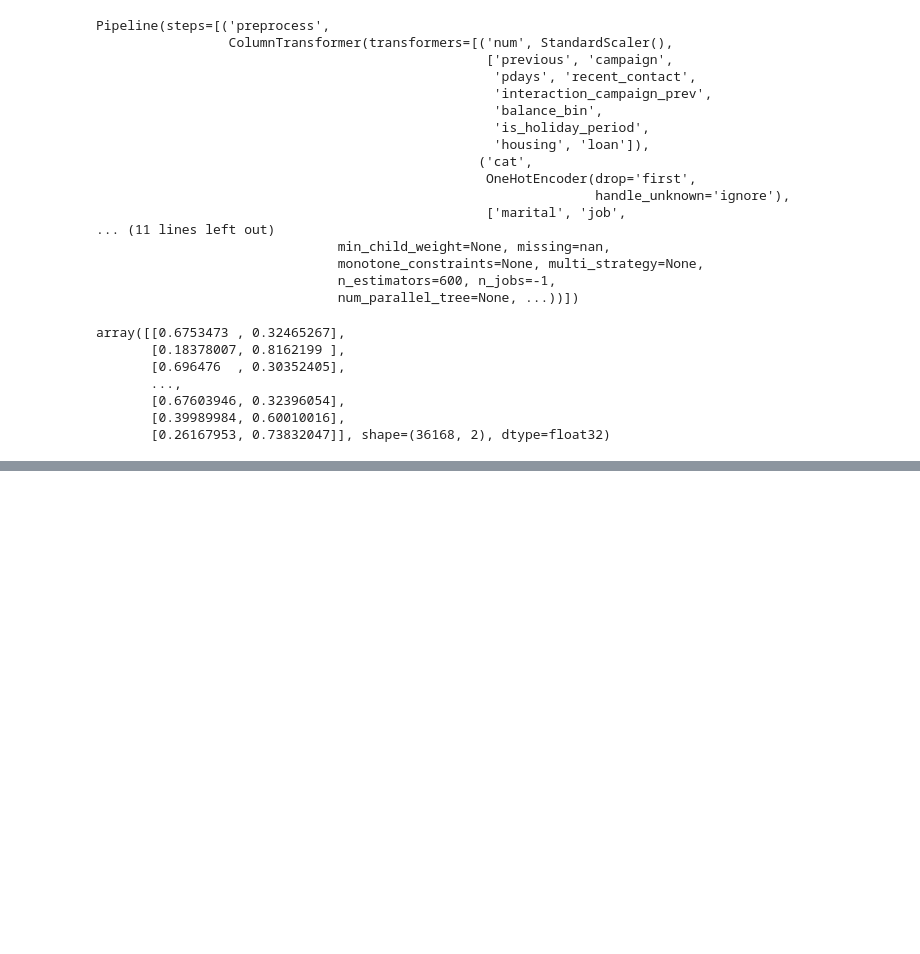
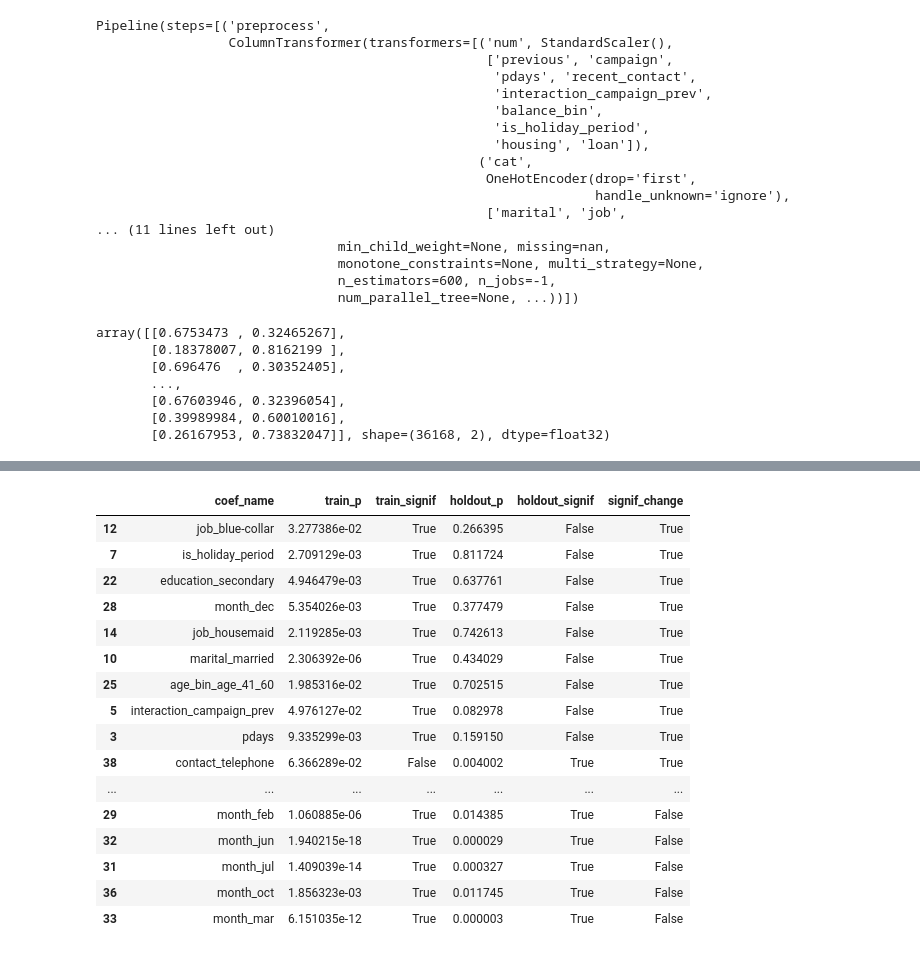
Before and after one commit to ohm1129/MSE_226_FP, a Jupyter notebook: models/bank-marketing-project.ipynb, the cells around one changed output, grey strips where cells are left out. Drawn from its saved outputs; the diff is of its cells as text; code cells hidden in the pictures; blank space fills up the shorter version.

Commit message:
part 2

```diff
--- a/models/bank-marketing-project.ipynb
+++ b/models/bank-marketing-project.ipynb
@@ -1314,0 +1317,5 @@ array([[0.6753473 , 0.32465267],
+# %%
+# 1) Load holdout set that we saved in Part 1
+holdout_path = "../data/bank_marketing_holdout.csv"
+holdout_df = pd.read_csv(holdout_path)
+print("Holdout shape:", holdout_df.shape)
@@ -1314,0 +1324,12 @@ array([[0.6753473 , 0.32465267],
+# %%
+# 2) Map target y and drop duration
+holdout = holdout_df.copy()
+holdout["y"] = holdout["y"].map({"yes": 1, "no": 0}).astype(int)
+
+if "duration" in holdout.columns:
+    holdout = holdout.drop(columns=["duration"])
+# %%
+# 3) Binary yes/no columns to 0/1
+for col in ["default", "housing", "loan"]:
+    if col in holdout.columns and holdout[col].dtype == "object":
+        holdout[col] = holdout[col].map({"yes": 1, "no": 0}).astype(int)
@@ -1314,0 +1620,39 @@ array([[0.6753473 , 0.32465267],
+# %%
+# ============================================================
+# Compare training vs holdout significance patterns
+# ============================================================
+
+alpha = 0.05
+
+train_pvals = logit_result.pvalues
+test_pvals = logit_result_holdout.pvalues
+
+comparison_df = pd.DataFrame({
+    "coef_name": train_pvals.index,
+    "train_p": train_pvals.values,
+    "train_signif": train_pvals.values < alpha,
+    "holdout_p": test_pvals.reindex(train_pvals.index).values,
+    "holdout_signif": (test_pvals.reindex(train_pvals.index).values < alpha),
+})
+
+comparison_df["signif_change"] = comparison_df["train_signif"] != comparison_df["holdout_signif"]
+
+comparison_df.sort_values("signif_change", ascending=False).head(20)
+# %% [output]
+|  | coef_name | train_p | train_signif | holdout_p | holdout_signif | signif_change |
+| 12 | job_blue-collar | 3.277386e-02 | True | 0.266395 | False | True |
+| 7 | is_holiday_period | 2.709129e-03 | True | 0.811724 | False | True |
+| 22 | education_secondary | 4.946479e-03 | True | 0.637761 | False | True |
+| 28 | month_dec | 5.354026e-03 | True | 0.377479 | False | True |
+| 14 | job_housemaid | 2.119285e-03 | True | 0.742613 | False | True |
+| 10 | marital_married | 2.306392e-06 | True | 0.434029 | False | True |
+| 25 | age_bin_age_41_60 | 1.985316e-02 | True | 0.702515 | False | True |
+| 5 | interaction_campaign_prev | 4.976127e-02 | True | 0.082978 | False | True |
+| 3 | pdays | 9.335299e-03 | True | 0.159150 | False | True |
+| 38 | contact_telephone | 6.366289e-02 | False | 0.004002 | True | True |
+| ... | ... | ... | ... | ... | ... | ... |
+| 29 | month_feb | 1.060885e-06 | True | 0.014385 | True | False |
+| 32 | month_jun | 1.940215e-18 | True | 0.000029 | True | False |
+| 31 | month_jul | 1.409039e-14 | True | 0.000327 | True | False |
+| 36 | month_oct | 1.856323e-03 | True | 0.011745 | True | False |
+| 33 | month_mar | 6.151035e-12 | True | 0.000003 | True | False |
```
Also changed, not shown: parts of 12 cells of this notebook.
